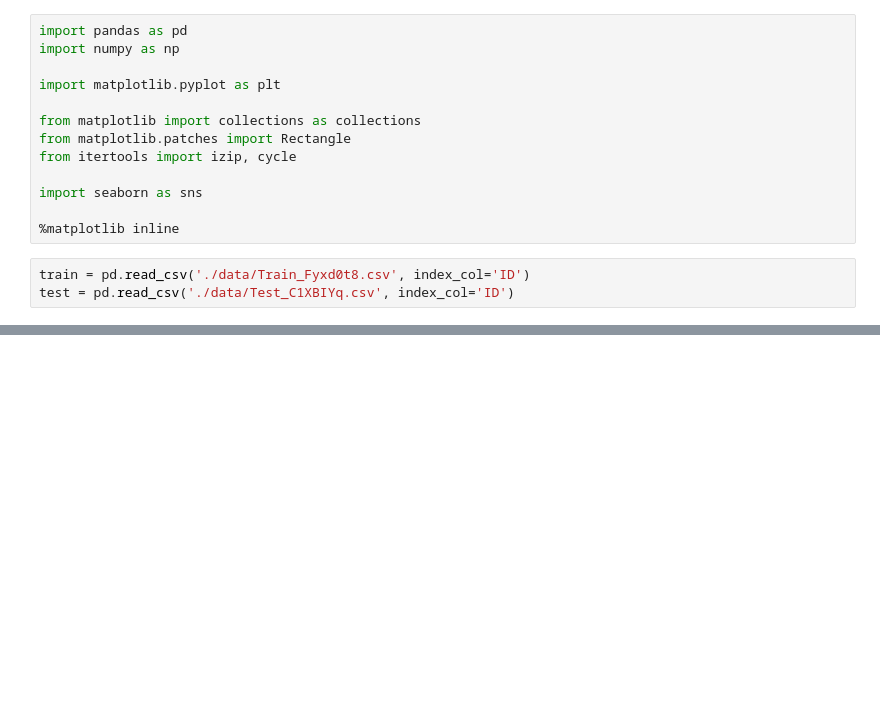
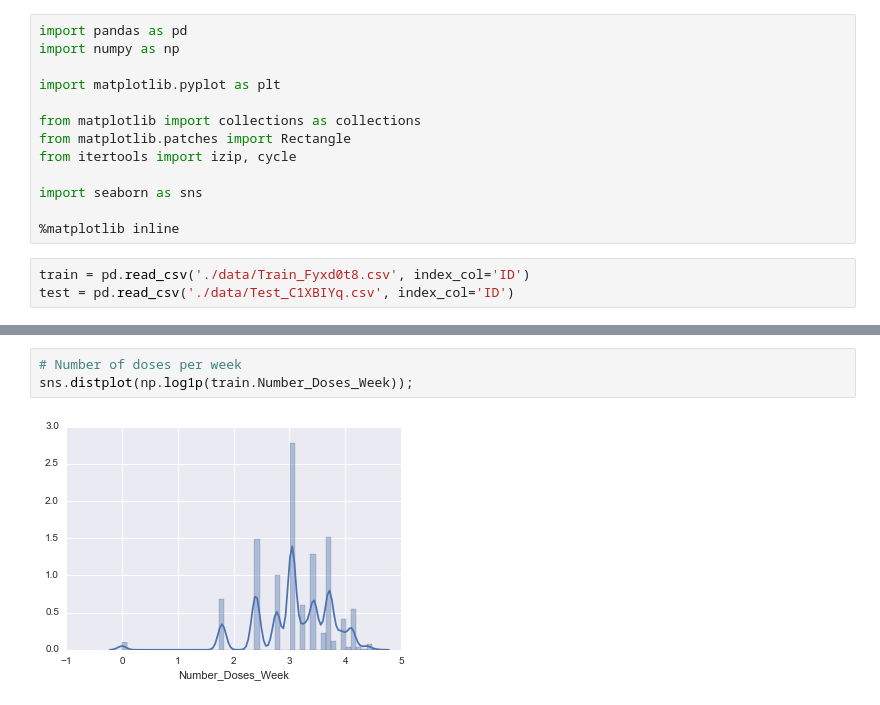
Before and after one commit to numb3r33/av-practice, a Jupyter notebook: last_man_standing/analysis.ipynb, the cells around one changed output, grey strips where cells are left out. Saved outputs shown, nothing was run; the diff lists cells and outputs as text; blank space fills up the shorter version.

```diff
--- a/last_man_standing/analysis.ipynb
+++ b/last_man_standing/analysis.ipynb
@@ -98,0 +115,5 @@ missmap(train);
+# %%
+# Number of doses per week
+sns.distplot(np.log1p(train.Number_Doses_Week));
+# %% [output]
+[figure, added]
```
Also changed, not shown: parts of 25 cells of this notebook, 1 other file.
